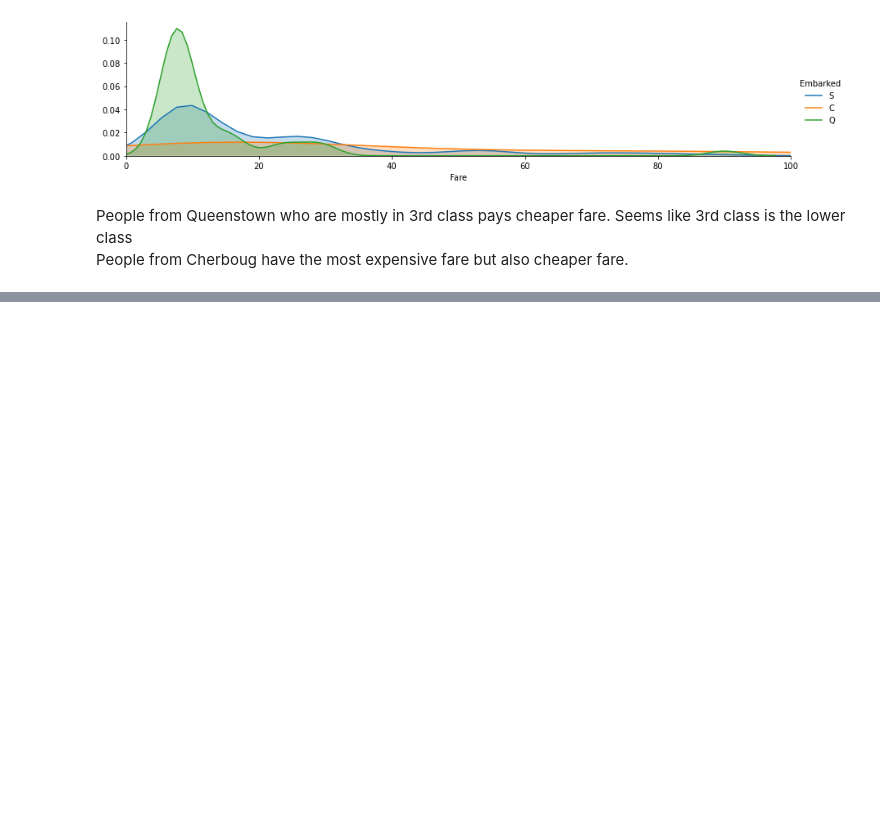
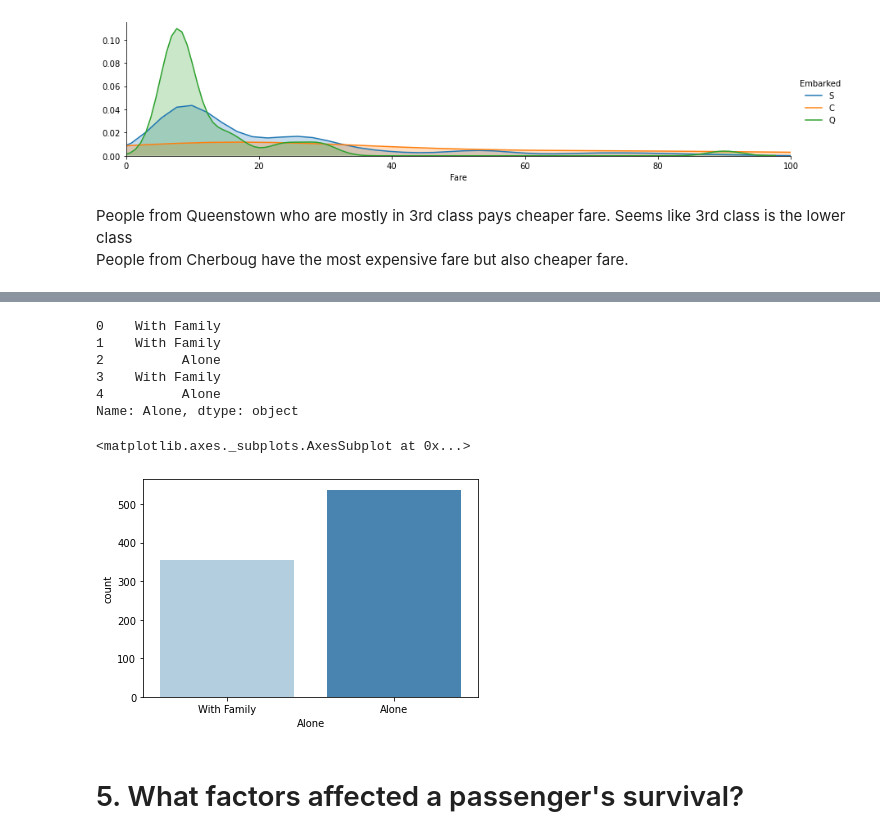
Before and after one commit to chibao659/Kaggle-Titanic, a Jupyter notebook: Kaggle Titanic Challenge.ipynb, the cells around one changed output, grey strips where cells are left out. Cells and saved outputs as stored; diff of their text form; code cells hidden in the pictures; blank space fills up the shorter version.

```diff
--- a/Kaggle Titanic Challenge.ipynb
+++ b/Kaggle Titanic Challenge.ipynb
@@ -303,0 +306,3 @@ People from Cherboug have the most expensive fare but also cheaper fare.
+# %%
+titanic_df['Alone']=titanic_df.SibSp + titanic_df.Parch
+titanic_df['Alone'][0:11]
@@ -303,0 +322,2 @@ People from Cherboug have the most expensive fare but also cheaper fare.
+# %%
+titanic_df['Alone'] = titanic_df['Alone'].apply(lambda x: 'With Family' if x>0 else('Alone'))
@@ -303,0 +333,16 @@ People from Cherboug have the most expensive fare but also cheaper fare.
+# %%
+titanic_df['Alone'].head()
+# %% [output]
+0    With Family
+1    With Family
+2          Alone
+3    With Family
+4          Alone
+Name: Alone, dtype: object
+# %%
+sns.countplot('Alone',data=titanic_df,palette='Blues')
+# %% [output]
+<matplotlib.axes._subplots.AxesSubplot at 0x...>
+[figure, added]
+# %% [markdown]
+# 5. What factors affected a passenger's survival?
```
Also changed, not shown: parts of 30 cells of this notebook.
